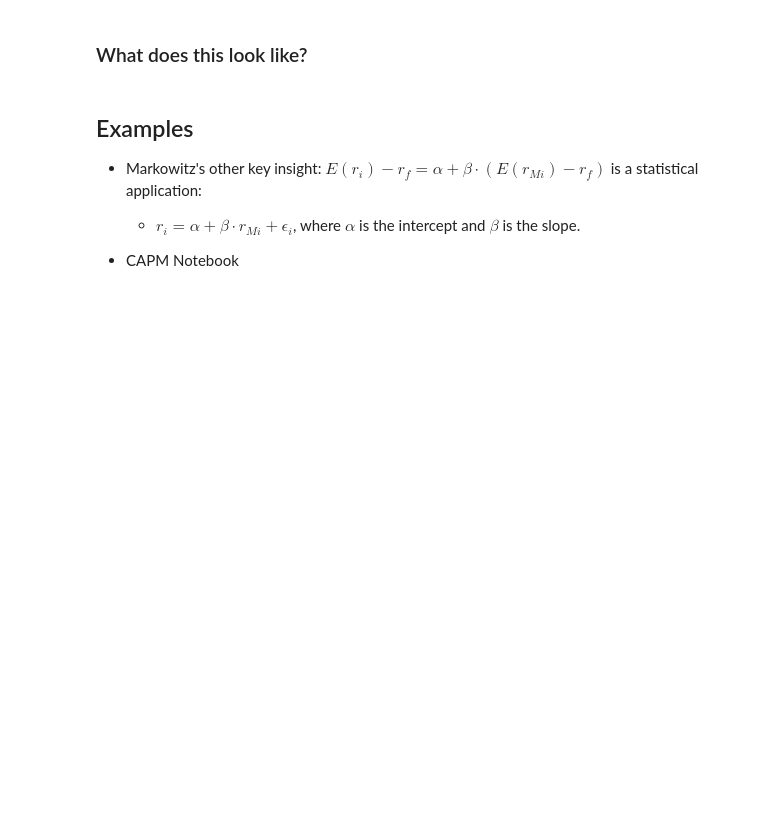
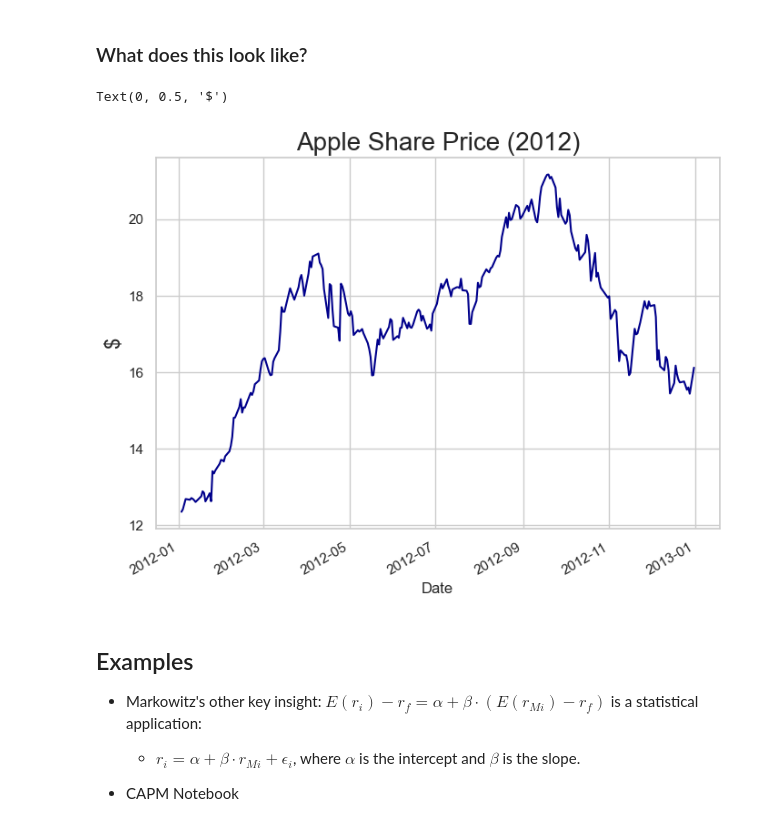
Before and after one commit to thsavage/Real-Estate-Economics-and-Finance, a Jupyter notebook: Economics & Finance Supplemental Material.ipynb, the cells around one changed output. Cells and saved outputs as stored; diff of their text form; code cells hidden in the pictures; blank space fills up the shorter version.

```diff
--- a/Economics & Finance Supplemental Material.ipynb
+++ b/Economics & Finance Supplemental Material.ipynb
@@ -971,11 +1026,16 @@ plt.xlabel('Seconds', fontsize=16)
 # %% [markdown]
 ### What does this look like?
 # %%
-start, end = "2012-01-01", "2013-01-01"
-aapl = yf.download('aapl', start=start, end=end)['Adj Close']
+start_date = datetime.datetime(2012, 1, 1)
+end_date = datetime.datetime(2013, 1, 1)
+aapl = yf.Ticker("AAPL")
+aapl = aapl.history(start=start_date, end=end_date)['Close']
 aapl.plot(color = 'darkblue', figsize=(8, 6))
 plt.title('Apple Share Price (2012)', fontsize=20)
 plt.ylabel('$', fontsize=16)
+# %% [output]
+Text(0, 0.5, '$')
+[figure, added]
 # %% [markdown]
 ## Examples
 * Markowitz's other key insight: $E(r_i)-r_f = \alpha + \beta \cdot (E(r_{Mi})-r_f)$ is a statistical application:
```
Also changed, not shown: parts of 23 cells of this notebook.
